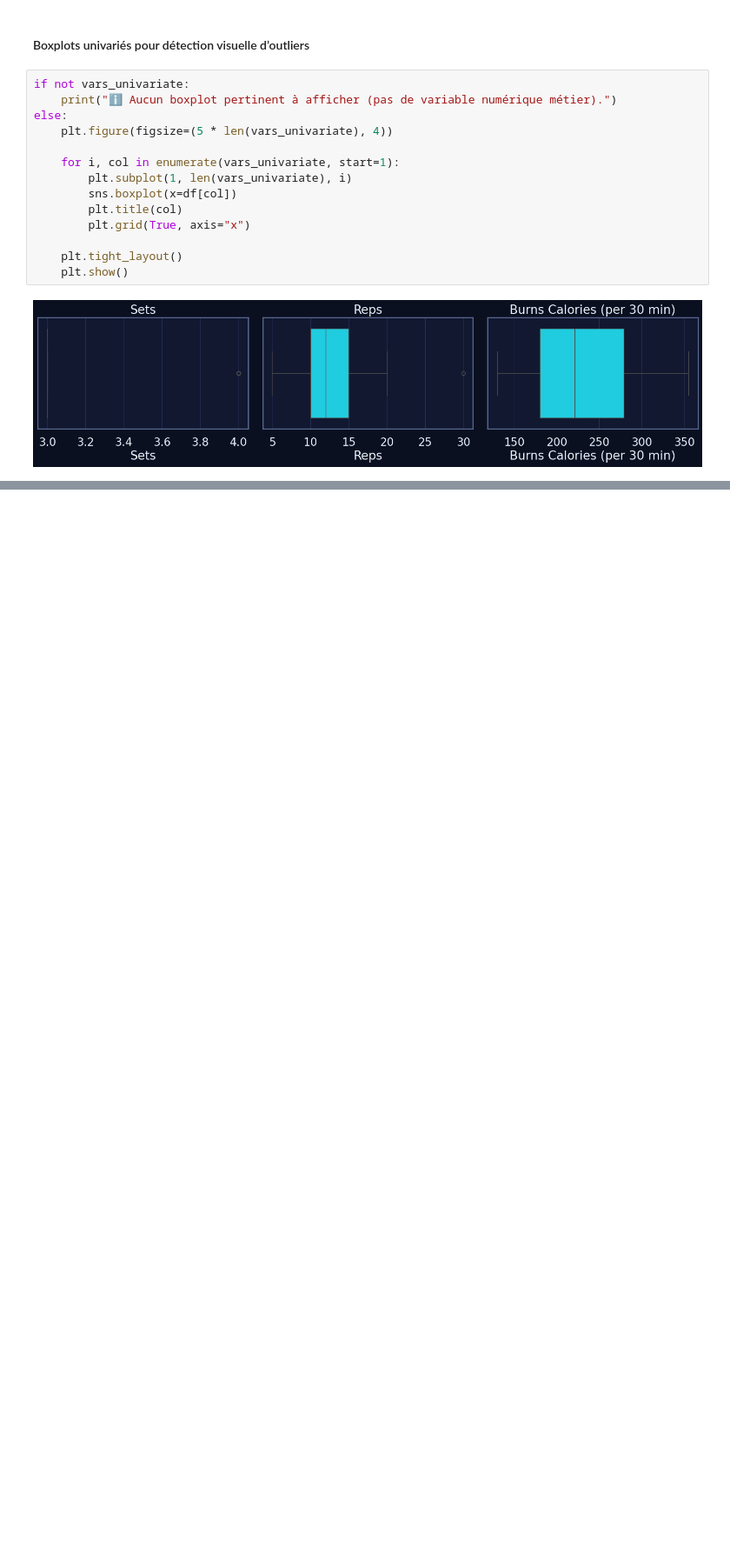
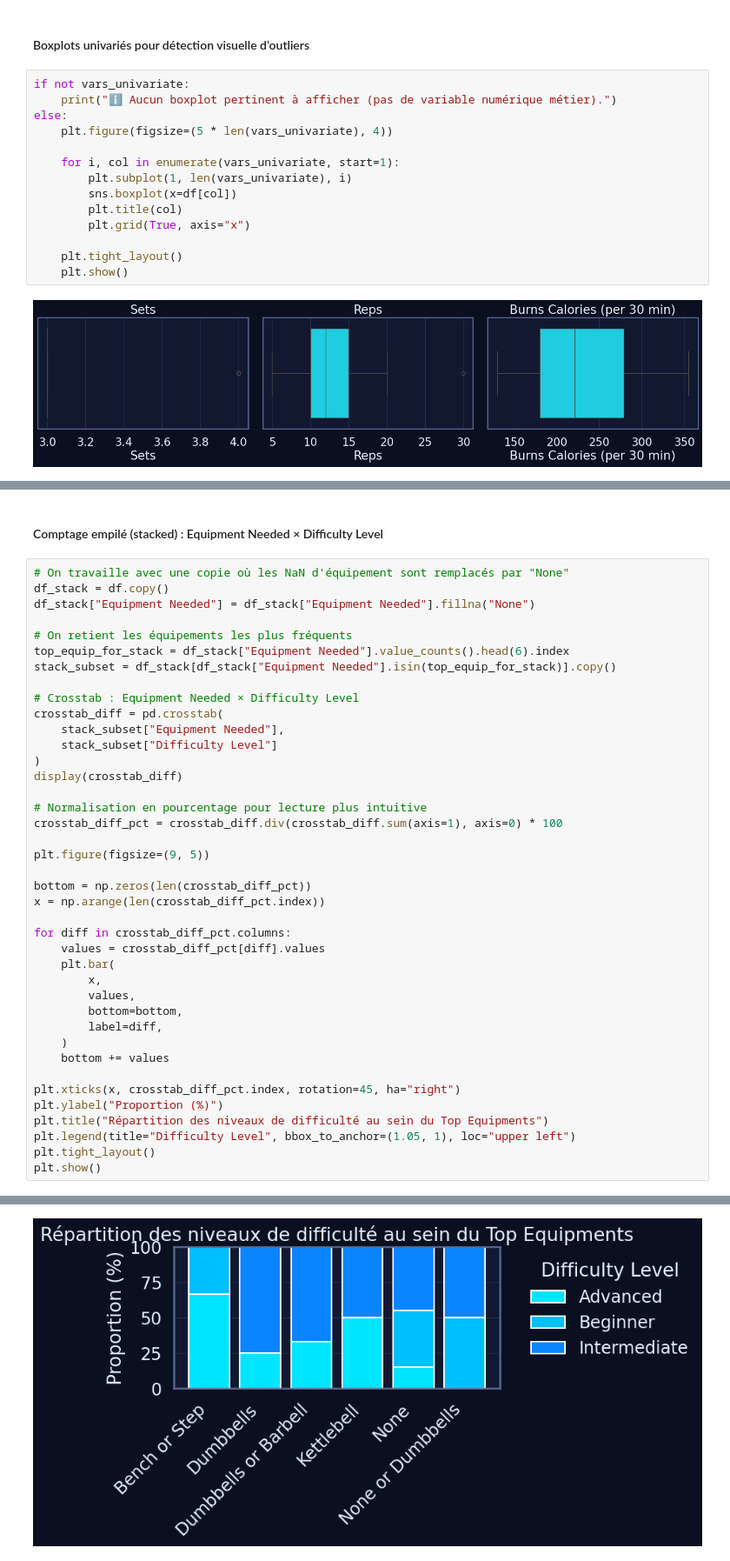
Before and after one commit to happy-developer/train.me, a Jupyter notebook: src/notebooks/eda/top_50_excerices_for_your_body/eda_top_50_excerices_for_your_body.ipynb, the cells around one changed output, grey strips where cells are left out. Shown: that part at 87% size. Saved outputs shown, nothing was run; the diff lists cells and outputs as text; blank space fills up the shorter version.

```diff
--- a/src/notebooks/eda/top_50_excerices_for_your_body/eda_top_50_excerices_for_your_body.ipynb
+++ b/src/notebooks/eda/top_50_excerices_for_your_body/eda_top_50_excerices_for_your_body.ipynb
@@ -447,0 +629,43 @@ else:
+# %% [markdown]
+#### Comptage empilé (stacked) : Equipment Needed × Difficulty Level
+# %%
+# On travaille avec une copie où les NaN d'équipement sont remplacés par "None"
+df_stack = df.copy()
+df_stack["Equipment Needed"] = df_stack["Equipment Needed"].fillna("None")
+
+# On retient les équipements les plus fréquents
+top_equip_for_stack = df_stack["Equipment Needed"].value_counts().head(6).index
+stack_subset = df_stack[df_stack["Equipment Needed"].isin(top_equip_for_stack)].copy()
+
+# Crosstab : Equipment Needed × Difficulty Level
+crosstab_diff = pd.crosstab(
+    stack_subset["Equipment Needed"],
+    stack_subset["Difficulty Level"]
+)
+display(crosstab_diff)
+
+# Normalisation en pourcentage pour lecture plus intuitive
+crosstab_diff_pct = crosstab_diff.div(crosstab_diff.sum(axis=1), axis=0) * 100
+
+plt.figure(figsize=(9, 5))
+
+bottom = np.zeros(len(crosstab_diff_pct))
+x = np.arange(len(crosstab_diff_pct.index))
+
+for diff in crosstab_diff_pct.columns:
+    values = crosstab_diff_pct[diff].values
+    plt.bar(
+        x,
+        values,
+        bottom=bottom,
+        label=diff,
+    )
+    bottom += values
+
+plt.xticks(x, crosstab_diff_pct.index, rotation=45, ha="right")
+plt.ylabel("Proportion (%)")
+plt.title("Répartition des niveaux de difficulté au sein du Top Equipments")
+plt.legend(title="Difficulty Level", bbox_to_anchor=(1.05, 1), loc="upper left")
+plt.tight_layout()
+plt.show()
+# %% [output]
@@ -447,0 +680 @@ else:
+[figure, added]
```
Also changed, not shown: parts of 8 cells of this notebook, 1 other file.
